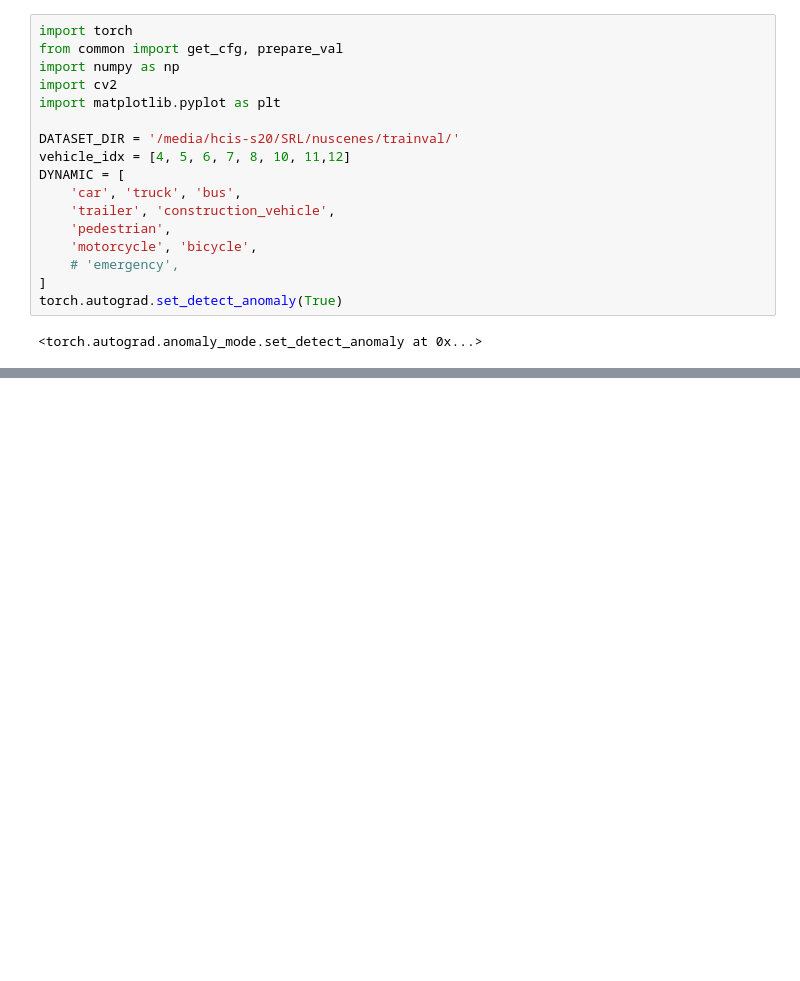
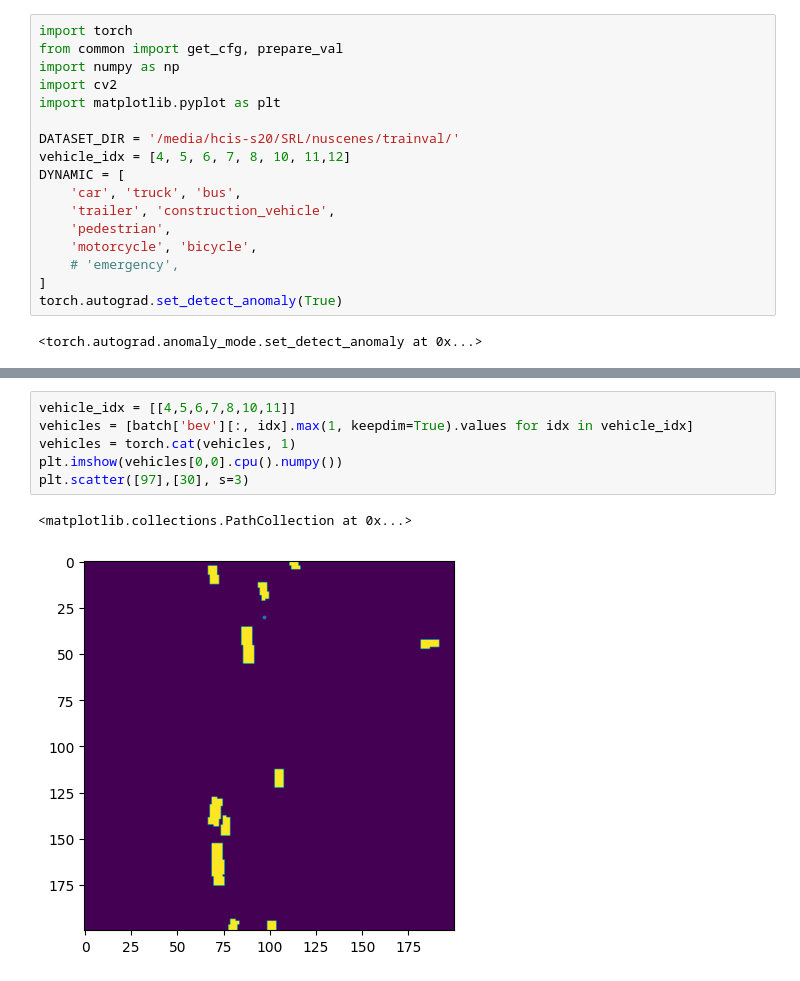
Before and after one commit to nargoo0328/cross_view_transformers, a Jupyter notebook: scripts/test_bug.ipynb, the cells around one changed output, grey strips where cells are left out. Saved outputs shown, nothing was run; the diff lists cells and outputs as text; blank space fills up the shorter version.

```diff
--- a/scripts/test_bug.ipynb
+++ b/scripts/test_bug.ipynb
@@ -91,0 +114,9 @@ plt.imshow(((pred['VEHICLE'][0,0].sigmoid().detach().cpu())>0.4).numpy())
+# %%
+vehicle_idx = [[4,5,6,7,8,10,11]]
+vehicles = [batch['bev'][:, idx].max(1, keepdim=True).values for idx in vehicle_idx]
+vehicles = torch.cat(vehicles, 1)
+plt.imshow(vehicles[0,0].cpu().numpy())
+plt.scatter([97],[30], s=3)
+# %% [output]
+<matplotlib.collections.PathCollection at 0x...>
+[figure, added]
```
Also changed, not shown: parts of 10 cells of this notebook, 10 other files.
